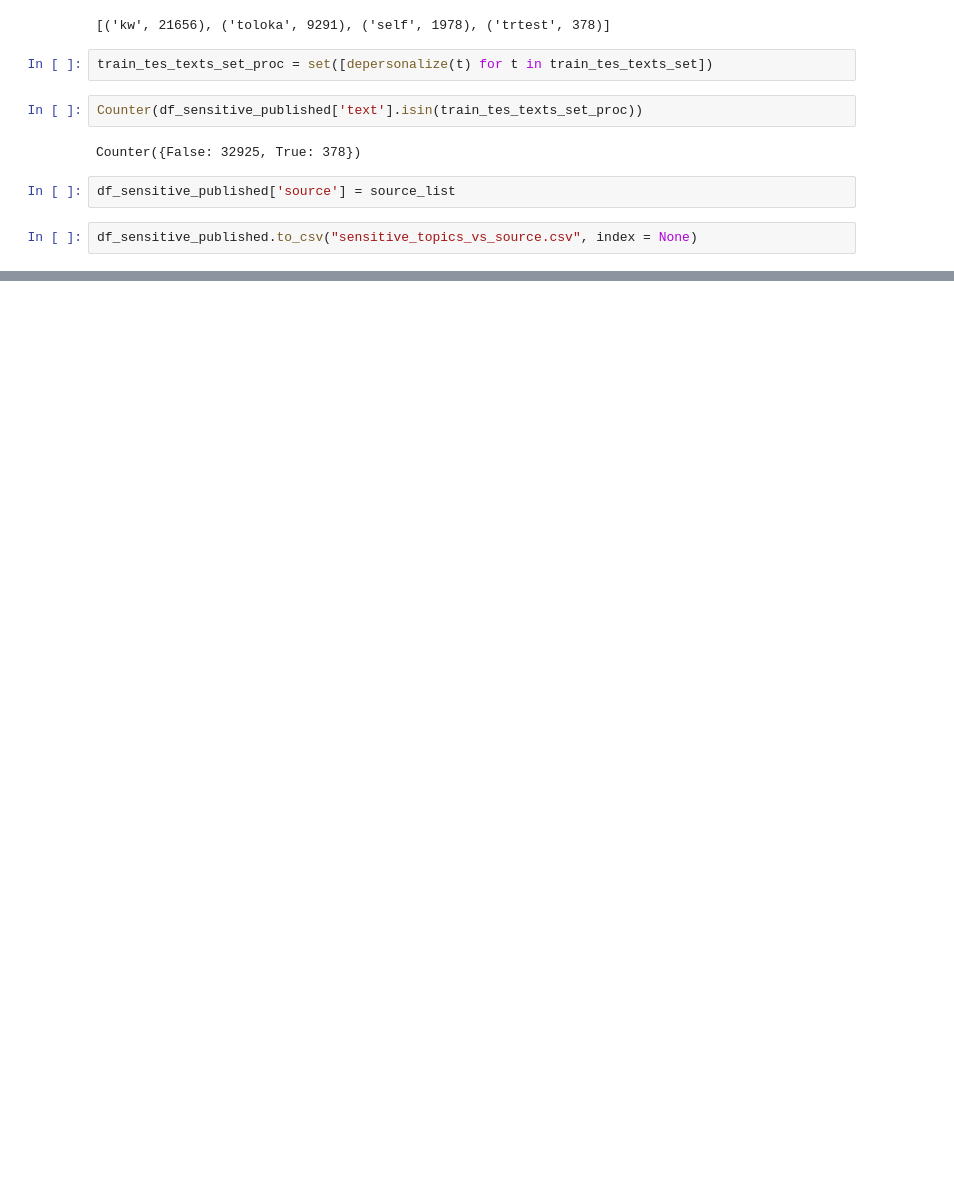
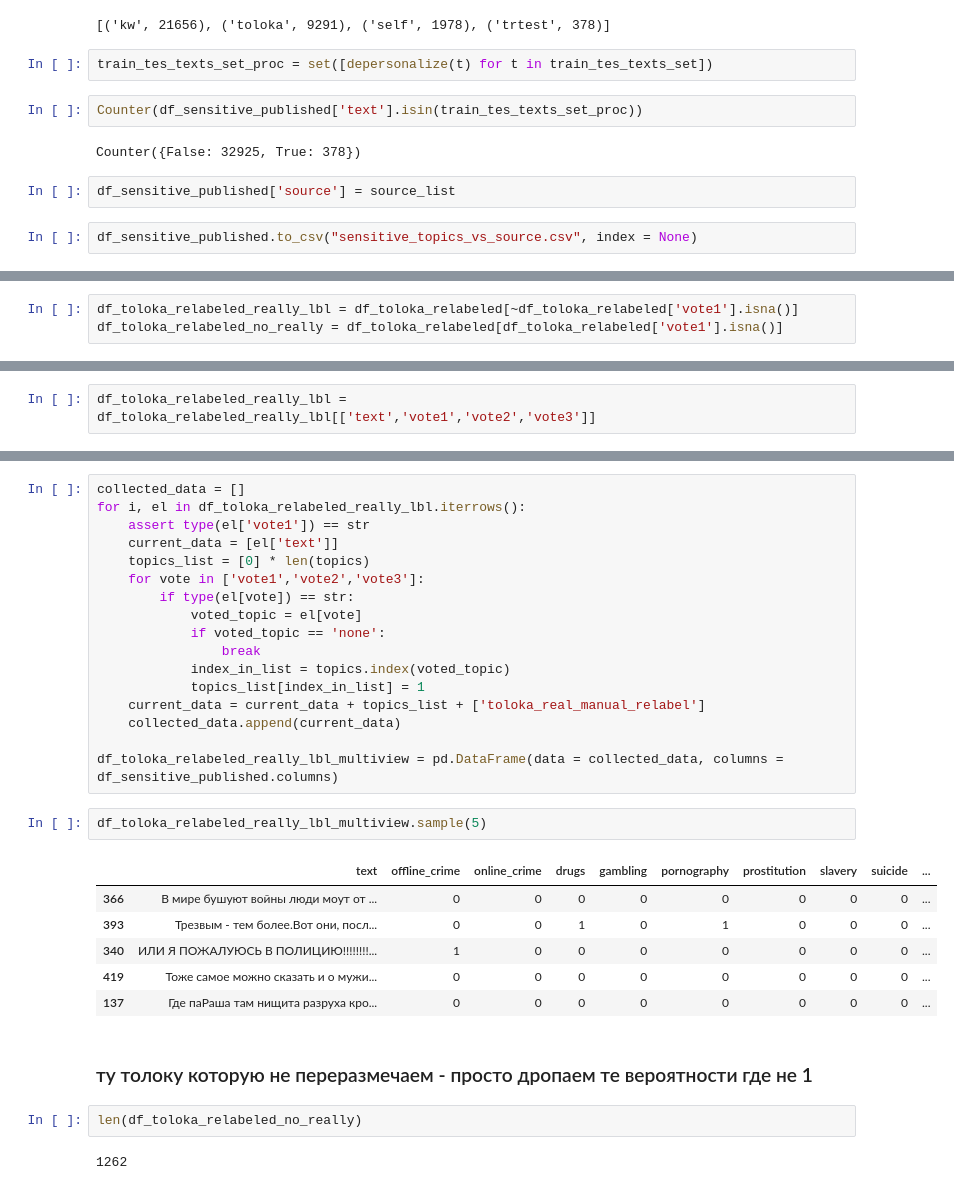
Before and after one commit to s-nlp/inappropriate-sensitive-topics, a Jupyter notebook: Version2/check_agreement_topics/disambiguate_topics_cleaned.ipynb, the cells around one changed output, grey strips where cells are left out. Drawn from its saved outputs; the diff is of its cells as text; blank space fills up the shorter version.

```diff
--- a/Version2/check_agreement_topics/disambiguate_topics_cleaned.ipynb
+++ b/Version2/check_agreement_topics/disambiguate_topics_cleaned.ipynb
@@ -154,0 +190,3 @@ df_sensitive_published.to_csv("sensitive_topics_vs_source.csv", index = None)
+# %%
+df_toloka_relabeled_really_lbl = df_toloka_relabeled[~df_toloka_relabeled['vote1'].isna()]
+df_toloka_relabeled_no_really = df_toloka_relabeled[df_toloka_relabeled['vote1'].isna()]
@@ -154,0 +195,2 @@ df_sensitive_published.to_csv("sensitive_topics_vs_source.csv", index = None)
+# %%
+df_toloka_relabeled_really_lbl = df_toloka_relabeled_really_lbl[['text','vote1','vote2','vote3']]
@@ -154,0 +202,32 @@ df_sensitive_published.to_csv("sensitive_topics_vs_source.csv", index = None)
+# %%
+collected_data = []
+for i, el in df_toloka_relabeled_really_lbl.iterrows():
+    assert type(el['vote1']) == str
+    current_data = [el['text']]
+    topics_list = [0] * len(topics)
+    for vote in ['vote1','vote2','vote3']:
+        if type(el[vote]) == str:
+            voted_topic = el[vote]
+            if voted_topic == 'none':
+                break
+            index_in_list = topics.index(voted_topic)
+            topics_list[index_in_list] = 1
+    current_data = current_data + topics_list + ['toloka_real_manual_relabel']
+    collected_data.append(current_data)
+
+df_toloka_relabeled_really_lbl_multiview = pd.DataFrame(data = collected_data, columns = df_sensitive_published.columns)
+# %%
+df_toloka_relabeled_really_lbl_multiview.sample(5)
+# %% [output]
+|  | text | offline_crime | online_crime | drugs | gambling | pornography | prostitution | slavery | suicide | ... |
+| 366 | В мире бушуют войны люди моут от ... | 0 | 0 | 0 | 0 | 0 | 0 | 0 | 0 | ... |
+| 393 | Трезвым - тем более.Вот они, посл... | 0 | 0 | 1 | 0 | 1 | 0 | 0 | 0 | ... |
+| 340 | ИЛИ Я ПОЖАЛУЮСЬ В ПОЛИЦИЮ!!!!!!!!... | 1 | 0 | 0 | 0 | 0 | 0 | 0 | 0 | ... |
+| 419 | Тоже самое можно сказать и о мужи... | 0 | 0 | 0 | 0 | 0 | 0 | 0 | 0 | ... |
+| 137 | Где паРаша там нищита разруха кро... | 0 | 0 | 0 | 0 | 0 | 0 | 0 | 0 | ... |
+# %% [markdown]
+### ту толоку которую не переразмечаем - просто дропаем те вероятности где не 1
+# %%
+len(df_toloka_relabeled_no_really)
+# %% [output]
+1262
```
Also changed, not shown: parts of 34 cells of this notebook, 3 other files.
